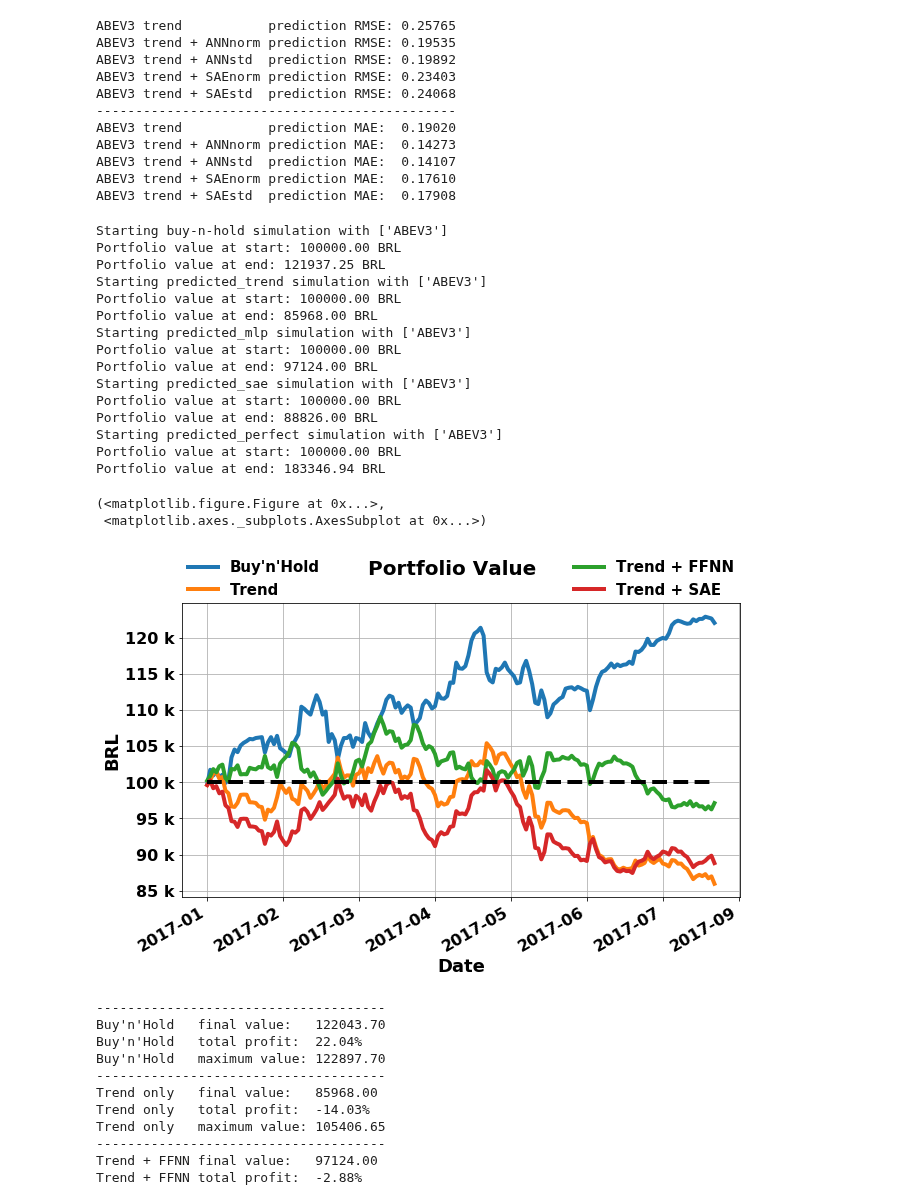
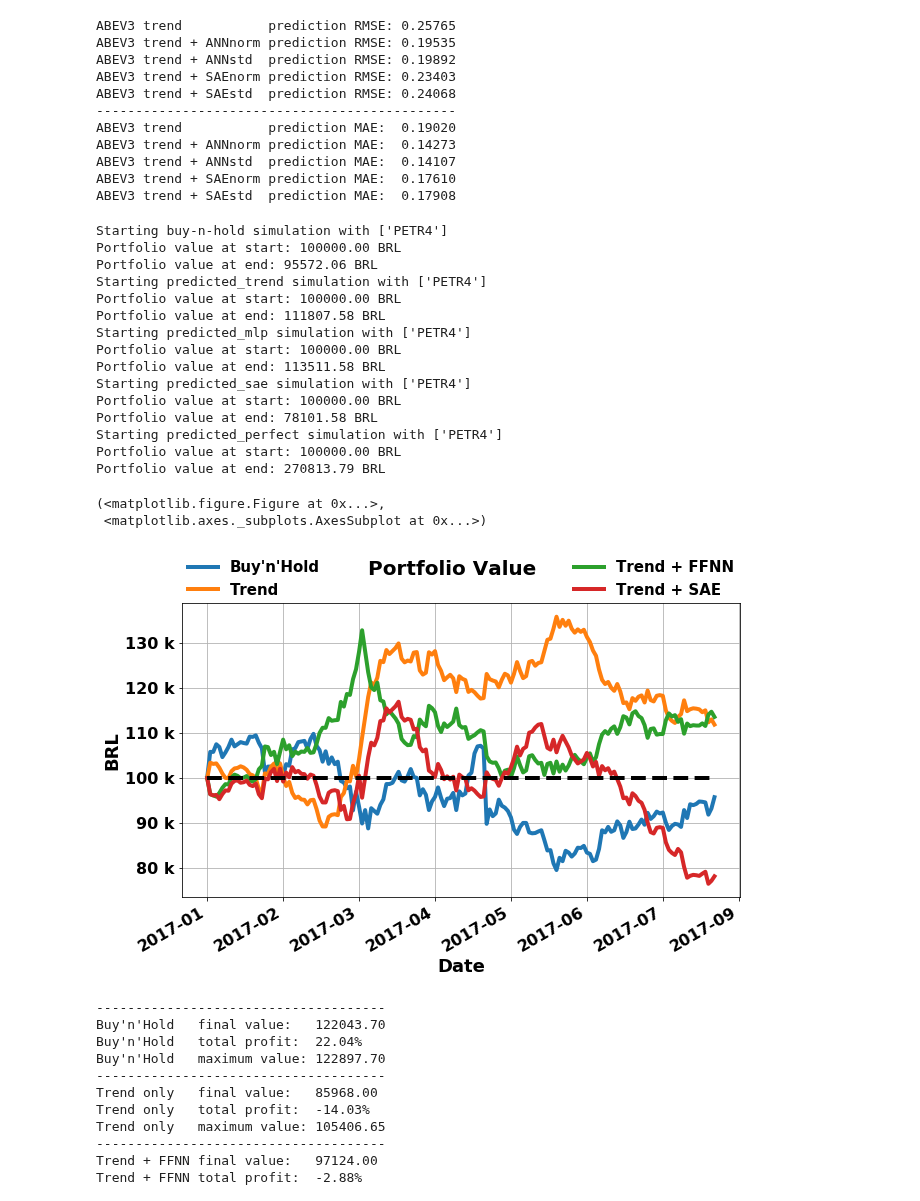
Before and after one commit to danilofrp/neural-stocks, a Jupyter notebook: notebooks/Backtesting/Backtesting.ipynb, the cells around one changed output. Drawn from its saved outputs; the diff is of its cells as text; code cells hidden in the pictures.

```diff
--- a/notebooks/Backtesting/Backtesting.ipynb
+++ b/notebooks/Backtesting/Backtesting.ipynb
@@ -492,82 +492,82 @@ def findIndex(array, obj, func):
     return -1
 # %%
 #bt = Backtest(assets = ['PETR4', 'ITUB4', 'VALE5', 'ABEV3'], dataPath = '../../../data/stocks/[asset]/diario/[asset].CSV')
-#bt = Backtest(assets = ['PETR4'], dataPath = '../../../data/stocks/[asset]/diario/[asset].CSV')
+bt = Backtest(assets = ['PETR4'], dataPath = '../../../data/stocks/[asset]/diario/[asset].CSV')
 #bt = Backtest(assets = ['ITUB4'], dataPath = '../../../data/stocks/[asset]/diario/[asset].CSV')
 #bt = Backtest(assets = ['VALE5'], dataPath = '../../../data/stocks/[asset]/diario/[asset].CSV')
-bt = Backtest(assets = ['ABEV3'], dataPath = '../../../data/stocks/[asset]/diario/[asset].CSV')
+#bt = Backtest(assets = ['ABEV3'], dataPath = '../../../data/stocks/[asset]/diario/[asset].CSV')
 # %%
 initialFunds = 100000
 
 bt.simulate(strategy = 'buy-n-hold', start = '2017', initialFunds = initialFunds, verbose = 0)
 
 bt.simulate(strategy = 'predicted', start = '2017', initialFunds = initialFunds,
-            predicted = {#'PETR4': df['PETR4_Close_trend'],
+            predicted = {'PETR4': df['PETR4_Close_trend'],
                          #'ITUB4': df['ITUB4_Close_trend'],
                          #'VALE5': df['VALE5_Close_trend'],
-                         'ABEV3': df['ABEV3_Close_trend']
+                         #'ABEV3': df['ABEV3_Close_trend']
                         },
             simulationName = 'predicted_trend', verbose = 0)
 
 bt.simulate(strategy = 'predicted', start = '2017', initialFunds = initialFunds,
-            predicted = {#'PETR4': df['PETR4_Close_predicted_MLPstd'],
+            predicted = {'PETR4': df['PETR4_Close_predicted_MLPstd'],
                          #'PETR4': (df['PETR4_Close_trend'] + df['PETR4_Close_predicted_MLPstd'])/2,
                          #'ITUB4': df['ITUB4_Close_predicted_MLPstd'],
                          #'ITUB4': (df['ITUB4_Close_trend'] + df['ITUB4_Close_predicted_MLPstd'])/2,
                          #'VALE5': df['VALE5_Close_predicted_MLPstd'],
                          #'VALE5': (df['VALE5_Close_trend'] + df['VALE5_Close_predicted_MLPstd'])/2,
-                         'ABEV3': df['ABEV3_Close_predicted_MLPstd'],
+                         #'ABEV3': df['ABEV3_Close_predicted_MLPstd'],
                          #'ABEV3': (df['ABEV3_Close_trend'] + df['ABEV3_Close_predicted_MLPstd'])/2
                         },
             simulationName = 'predicted_mlp', verbose = 0)
 
 bt.simulate(strategy = 'predicted', start = '2017', initialFunds = initialFunds,
-            predicted = {#'PETR4': df['PETR4_Close_predicted_SAEstd'],
+            predicted = {'PETR4': df['PETR4_Close_predicted_SAEstd'],
                          #'PETR4': (df['PETR4_Close_trend'] + df['PETR4_Close_predicted_SAEstd'])/2,
                          #'ITUB4': df['ITUB4_Close_predicted_SAEnorm'],
                          #'ITUB4': (df['ITUB4_Close_trend'] + df['ITUB4_Close_predicted_SAEstd'])/2,
                          #'VALE5': df['VALE5_Close_predicted_SAEstd'],
                          #'VALE5': (df['VALE5_Close_predicted_SAEstd'] + df['VALE5_Close_predicted_SAEstd'])/2,
-                         'ABEV3': df['ABEV3_Close_predicted_SAEnorm'],
+                         #'ABEV3': df['ABEV3_Close_predicted_SAEnorm'],
                          #'ABEV3': (df['ABEV3_Close_predicted_SAEstd'] + df['ABEV3_Close_predicted_SAEstd'])/2
                         },
             simulationName = 'predicted_sae', verbose = 0)
 
 bt.simulate(strategy = 'predicted', start = '2017', initialFunds = initialFunds,
             predicted = {
-                         #'PETR4': df['PETR4_Close'],
+                         'PETR4': df['PETR4_Close'],
                          #'ITUB4': df['ITUB4_Close'],
                          #'VALE5': df['VALE5_Close'],
-                         'ABEV3': df['ABEV3_Close']
+                         #'ABEV3': df['ABEV3_Close']
                         },
             simulationName = 'predicted_perfect', verbose = 0)
 
 
 
 bt.plotSimulations(simulations = ['buy-n-hold', 'predicted_trend', 'predicted_mlp', 'predicted_sae'],
                    names = ['Buy\'n\'Hold', 'Trend', 'Trend + FFNN', 'Trend + SAE'],
                    legendsize = 15, linewidth = 4.0, figsize = (10,6), linestyle = '-', legendncol = 2,
                    saveImg = False, saveDir = saveFigDir, saveName = 'PETR4_backtest_ANNstd_SAEstd', saveFormat = 'pdf'
                   )
 # %% [output]
-Starting buy-n-hold simulation with ['ABEV3']
+Starting buy-n-hold simulation with ['PETR4']
 Portfolio value at start: 100000.00 BRL
-Portfolio value at end: 121937.25 BRL
-Starting predicted_trend simulation with ['ABEV3']
+Portfolio value at end: 95572.06 BRL
+Starting predicted_trend simulation with ['PETR4']
 Portfolio value at start: 100000.00 BRL
-Portfolio value at end: 85968.00 BRL
-Starting predicted_mlp simulation with ['ABEV3']
+Portfolio value at end: 111807.58 BRL
+Starting predicted_mlp simulation with ['PETR4']
 Portfolio value at start: 100000.00 BRL
-Portfolio value at end: 97124.00 BRL
-Starting predicted_sae simulation with ['ABEV3']
+Portfolio value at end: 113511.58 BRL
+Starting predicted_sae simulation with ['PETR4']
 Portfolio value at start: 100000.00 BRL
-Portfolio value at end: 88826.00 BRL
-Starting predicted_perfect simulation with ['ABEV3']
+Portfolio value at end: 78101.58 BRL
+Starting predicted_perfect simulation with ['PETR4']
 Portfolio value at start: 100000.00 BRL
-Portfolio value at end: 183346.94 BRL
+Portfolio value at end: 270813.79 BRL
 (<matplotlib.figure.Figure at 0x...>,
  <matplotlib.axes._subplots.AxesSubplot at 0x...>)
-[figure, old version]
+[figure, new version]
 # %%
 print('-------------------------------------')
 print('Buy\'n\'Hold   final value:   {:.2f}'.format(bt.history['buy-n-hold']['portfolioValue'][-1]))
```
Also changed, not shown: parts of 1 cell of this notebook, 5 other files.
